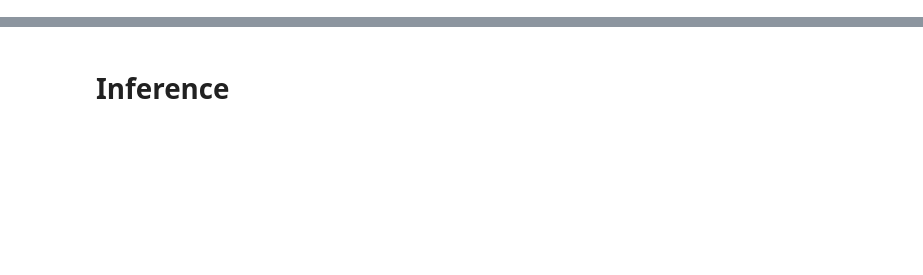
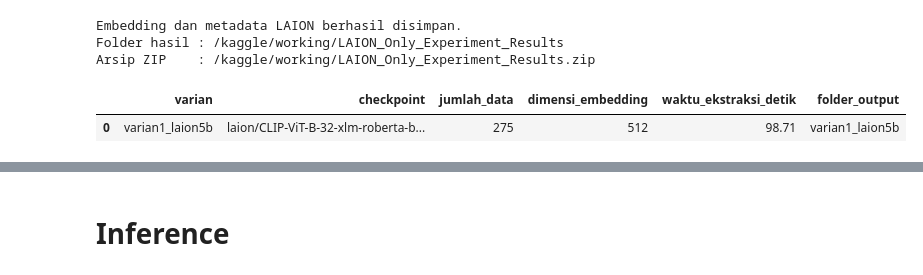
Before and after one commit to GeorgeHaansraj/Proyek-Akhir-PMM-Sigma, a Jupyter notebook: M3/experiment.ipynb, the cells around one changed output, grey strips where cells are left out. Cells and saved outputs as stored; diff of their text form; code cells hidden in the pictures; blank space fills up the shorter version.

```diff
--- a/M3/experiment.ipynb
+++ b/M3/experiment.ipynb
@@ -585 +859,81 @@ display(summary_df)
+# %%
+# ============================================================
+# [REVISI 2026-11-25] SIMPAN EMBEDDING DAN METADATA LAION-ONLY
+# ============================================================
+
+import shutil
+from pathlib import Path
+
+image_ids = df_new["image_id"].astype(str).tolist()
+assert len(image_ids) == len(E), "Jumlah image_id harus sama dengan embedding gambar."
+
+laion_folder = os.path.join(EXPORT_DIR_LAION, LAION_VARIANT_KEY)
+os.makedirs(laion_folder, exist_ok=True)
+
+np.save(os.path.join(laion_folder, "E.npy"), np.asarray(E, dtype=np.float32))
+np.save(os.path.join(laion_folder, "Ti.npy"), np.asarray(Ti, dtype=np.float32))
+np.save(os.path.join(laion_folder, "Te.npy"), np.asarray(Te, dtype=np.float32))
+
+metadata_laion = {
+    "variant": LAION_VARIANT_KEY,
+    "model": {
+        "checkpoint": LAION_CHECKPOINT,
+        "architecture": LAION_ARCH_NAME,
+        "pretrained_tag": LAION_PRETRAINED_NAME,
+        "backend": "OpenCLIP"
+    },
+    "dataset_file": "val_clean.csv",
+    "split": "validation",
+    "num_samples": len(image_ids),
+    "embedding_dimension": int(E.shape[1]),
+    "embedding_files": {
+        "E": "E.npy (image embeddings)",
+        "Ti": "Ti.npy (Indonesian caption embeddings)",
+        "Te": "Te.npy (English caption embeddings)"
+    },
+    "normalization": "L2-normalized",
+    "pretrained_weights_frozen": True,
+    "elapsed_seconds_including_model_loading": float(waktu_laion),
+    "model_parameters": LAION_MODEL_STATS,
+    "seed": SEED,
+    "device": "cpu",
+    "row_alignment": "Baris ke-i pada E, Ti, dan Te mengacu pada image_id ke-i di bawah ini.",
+    "image_ids_in_dataset_order": image_ids
+}
+
+with open(os.path.join(laion_folder, "metadata.json"), "w", encoding="utf-8") as f:
+    json.dump(metadata_laion, f, indent=2, ensure_ascii=False)
+
+summary_df = pd.DataFrame([{
+    "varian": LAION_VARIANT_KEY,
+    "checkpoint": LAION_CHECKPOINT,
+    "jumlah_data": len(image_ids),
+    "dimensi_embedding": int(E.shape[1]),
+    "waktu_ekstraksi_detik": waktu_laion,
+    "folder_output": LAION_VARIANT_KEY
+}])
+summary_df.to_csv(
+    os.path.join(EXPORT_DIR_LAION, "experiment_summary.csv"),
+    index=False
+)
+
+laion_zip_path = EXPORT_DIR_LAION + ".zip"
+if os.path.exists(laion_zip_path):
+    os.remove(laion_zip_path)
+ZIP_PATH = shutil.make_archive(
+    EXPORT_DIR_LAION,
+    "zip",
+    root_dir=EXPORT_DIR_LAION
+)
+
+print("Embedding dan metadata LAION berhasil disimpan.")
+print(f"Folder hasil : {EXPORT_DIR_LAION}")
+print(f"Arsip ZIP    : {ZIP_PATH}")
+display(summary_df)
+# %% [output]
+Embedding dan metadata LAION berhasil disimpan.
+Folder hasil : /kaggle/working/LAION_Only_Experiment_Results
+Arsip ZIP    : /kaggle/working/LAION_Only_Experiment_Results.zip
+|  | varian | checkpoint | jumlah_data | dimensi_embedding | waktu_ekstraksi_detik | folder_output |
+| 0 | varian1_laion5b | laion/CLIP-ViT-B-32-xlm-roberta-b... | 275 | 512 | 98.71 | varian1_laion5b |
 # %%
```
Also changed, not shown: parts of 49 cells of this notebook, 1 other file.
